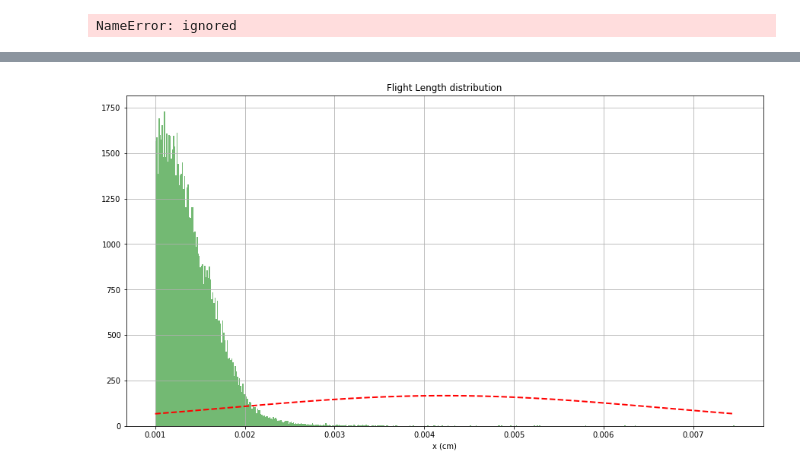
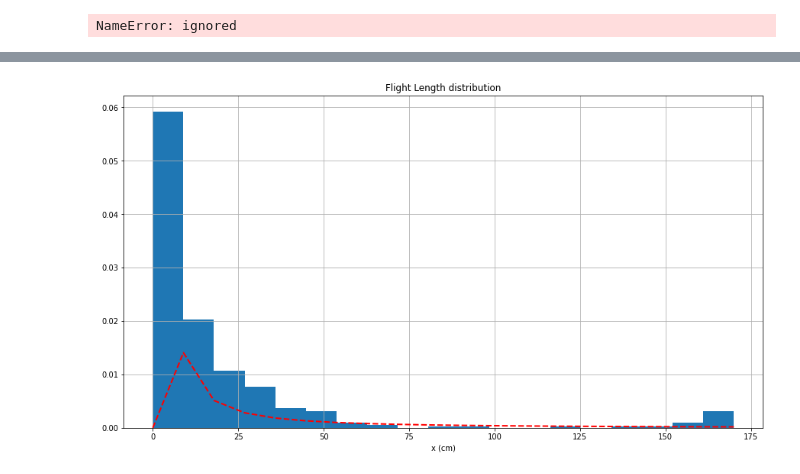
Before and after one commit to sazio/Transients, a Jupyter notebook: Python/Trajectories&Levy.ipynb, the cells around one changed output, grey strips where cells are left out. Drawn from its saved outputs; the diff is of its cells as text; code cells hidden in the pictures.

Commit message:
Levy distrib

```diff
--- a/Python/Trajectories&Levy.ipynb
+++ b/Python/Trajectories&Levy.ipynb
@@ -87,7 +87,7 @@ for i in tqdm(range(1,17)):
 # %%
 trackCurvData = []
 for i in tqdm(range(0,len(trackFiles[:19]))):
-  trackCurvData.append(traja.rediscretize_points(trackData[i], R = 0.0001)) # R = 0.013 is the step length , threshold of the previous distribution
+  trackCurvData.append(traja.rediscretize_points(trackData[i], R = 0.013)) # R = 0.013 is the step length , threshold of the previous distribution
 # %%
 early_curv = np.abs(traja.trajectory.calc_turn_angle(trackCurvData[0]).dropna())
 for i in tqdm(range(1, len(trackCurvData))):
@@ -138,20 +152,23 @@ NameError: ignored
 # %%
 plt.figure(figsize = (15,8))
 #n, bins, patches = plt.hist(x, int(np.sqrt(x.shape[0])), density = True, facecolor='green', alpha=0.55)
-counts, bins, bars = plt.hist(early_steps, bins = int(np.sqrt(early_steps.shape[0])), density = True, facecolor='green', alpha=0.55)
+#counts, bins, bars =  plt.hist(early_curv, bins = int(np.sqrt(early_curv.shape[0])), density = True)
+#counts, bins, bars = plt.hist(early_steps*2000, bins = int(np.sqrt(early_steps.shape[0])), density = True, facecolor='green', alpha=0.55)
+counts, bins, bars =  plt.hist(early_curv, bins = int(np.sqrt(early_curv.shape[0])))#, density = True)
+
 # add a 'best fit' line
 #y = norm.pdf( bins, *norm._fitstart(bins))
-y = st.levy_stable.pdf(bins,*st.levy_stable._fitstart(bins))
+y = st.levy.pdf(bins,*st.levy._fitstart(bins))
 
 l = plt.plot(bins, y, 'r--', linewidth=2)
 
 
 plt.title("Flight Length distribution")
 plt.xlabel('x (cm)')
 plt.ylabel('')
 
 plt.grid(True)
 
 plt.show()
 # %% [output]
-[figure, old version]
+[figure, new version]
```
Also changed, not shown: parts of 12 cells of this notebook.
